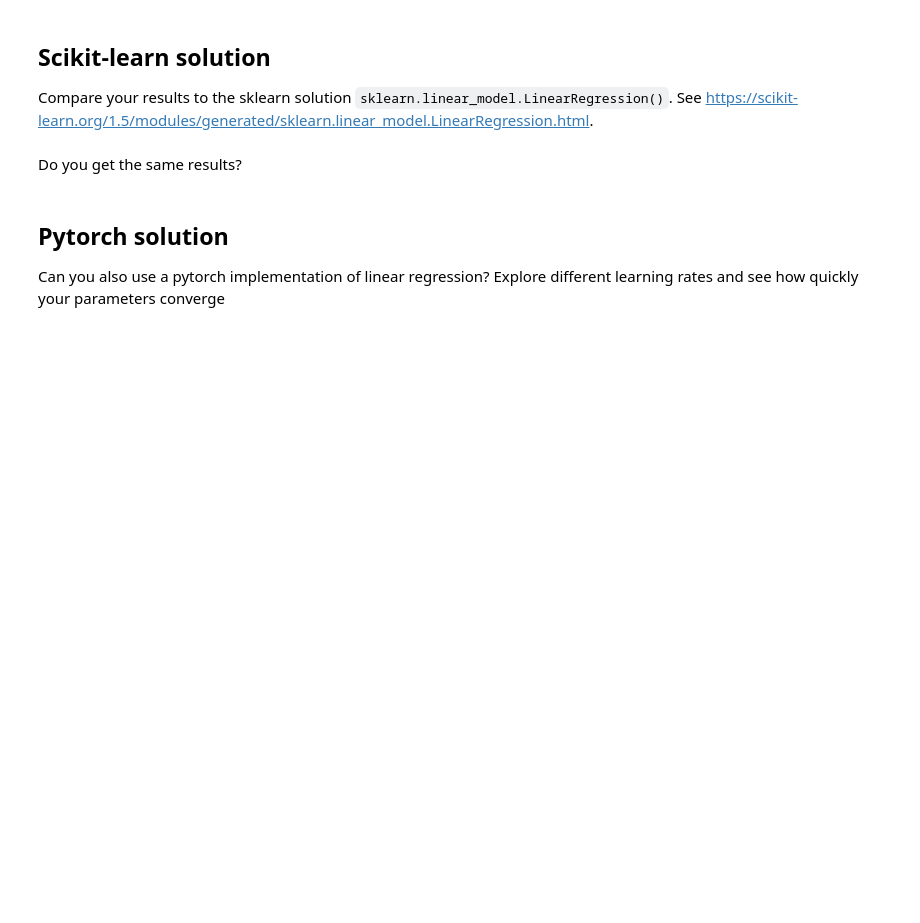
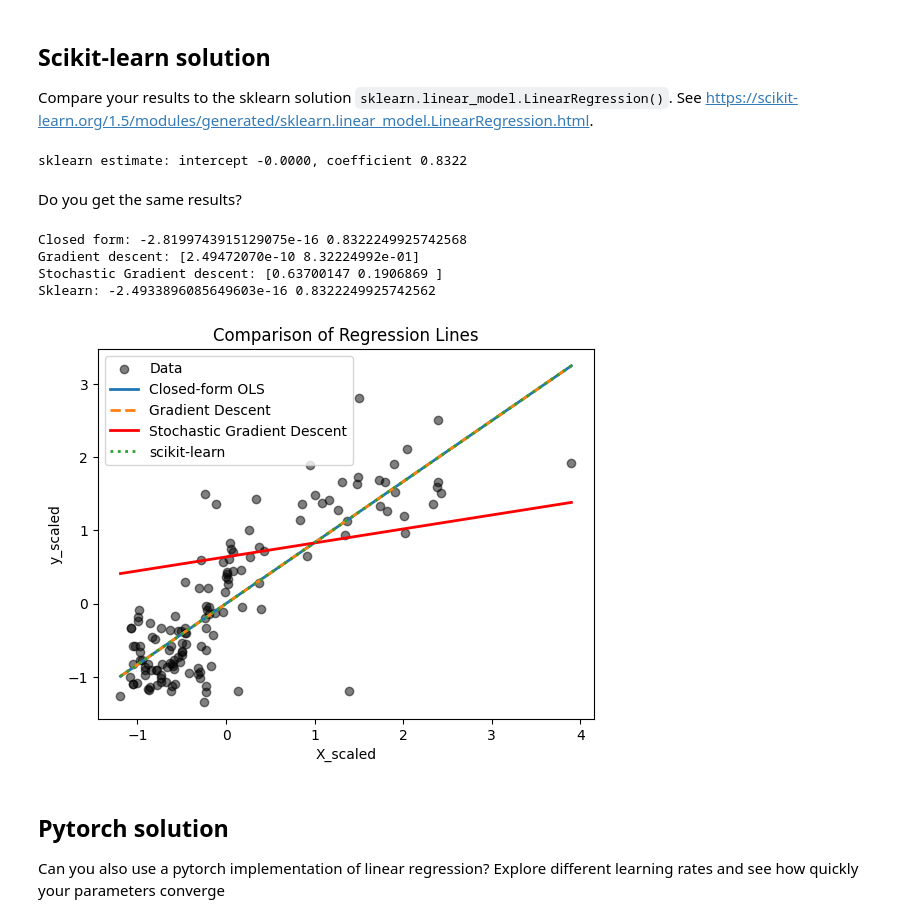
Before and after one commit to leharlow02-glitch/supervised_machine_learning_tutorials, a Jupyter notebook: 1_supervised_learning_regression/1-AdvancedLinearRegression_HousePrice.ipynb, the cells around one changed output. Saved outputs shown, nothing was run; the diff lists cells and outputs as text; code cells hidden in the pictures; blank space fills up the shorter version.

```diff
--- a/1_supervised_learning_regression/1-AdvancedLinearRegression_HousePrice.ipynb
+++ b/1_supervised_learning_regression/1-AdvancedLinearRegression_HousePrice.ipynb
@@ -361,5 +430,61 @@ from sklearn import linear_model
+# %%
+from sklearn import linear_model
+
+# Create your linear regression model and print the coefficients and intercept.
+reg = linear_model.LinearRegression()
+# Fit(train) the model with the scaled intercepts and coefficients
+reg.fit(X_scaled, y_scaled)
+
+#print out the coefficients of the model --> extract the slope (coefficient)
+coefficient_SK = reg.coef_[0,0]
+#extract the intercept
+intercept_SK = reg.intercept_[0]
+
+#printing the results (:.4f --> prints numbers to 4 decimal places)
+print(f"sklearn estimate: intercept {intercept_SK:.4f}, coefficient {coefficient_SK:.4f}")
+# %% [output]
+sklearn estimate: intercept -0.0000, coefficient 0.8322
 # %% [markdown]
 Do you get the same results?
+# %%
+print("Closed form:", intercept_LS, coefficient_LS)
+print("Gradient descent:", beta_hat.ravel())
+print("Stochastic Gradient descent:", beta_hat2.ravel())
+print("Sklearn:", intercept_SK, coefficient_SK)
+# %% [output]
+Closed form: -2.8199743915129075e-16 0.8322249925742568
+Gradient descent: [2.49472070e-10 8.32224992e-01]
+Stochastic Gradient descent: [0.63700147 0.1906869 ]
+Sklearn: -2.4933896085649603e-16 0.8322249925742562
+# %%
+import matplotlib.pyplot as plt
+import numpy as np
+
+# Create a range of x-values for plotting the fitted lines
+x_line = np.linspace(X_scaled.min(), X_scaled.max(), 100).reshape(-1, 1)
+
+# Predict using each model
+y_ls_line = intercept_LS + coefficient_LS * x_line
+y_gd_line = beta_hat[0,0] + beta_hat[1,0] * x_line
+y_sgd_line = beta_hat2[0,0] + beta_hat2[1,0] * x_line
+y_sk_line = intercept_SK + coefficient_SK * x_line
+
+# Plot the data
+plt.scatter(X_scaled, y_scaled, color='black', alpha=0.5, label='Data')
+
+# Plot the three regression lines
+plt.plot(x_line, y_ls_line, label='Closed-form OLS', linewidth=2)
+plt.plot(x_line, y_gd_line, label='Gradient Descent', linestyle='--', linewidth=2)
+plt.plot(x_line, y_sgd_line, label = 'Stochastic Gradient Descent', linewidth =2, color = 'red')
+plt.plot(x_line, y_sk_line, label='scikit-learn', linestyle=':', linewidth=2)
+
+plt.xlabel("X_scaled")
+plt.ylabel("y_scaled")
+plt.title("Comparison of Regression Lines")
+plt.legend()
+plt.show()
+# %% [output]
+[figure, added]
 # %% [markdown]
 ## Pytorch solution
 Can you also use a pytorch implementation of linear regression? Explore different learning rates and see how quickly your parameters converge
```
Also changed, not shown: parts of 9 cells of this notebook.
